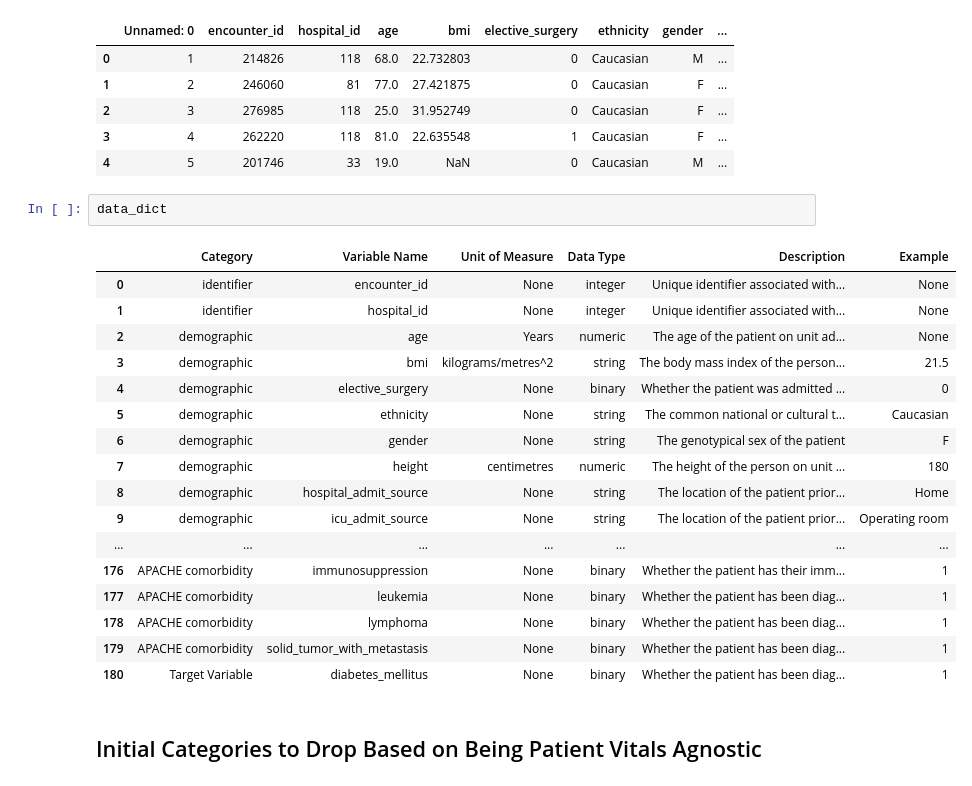
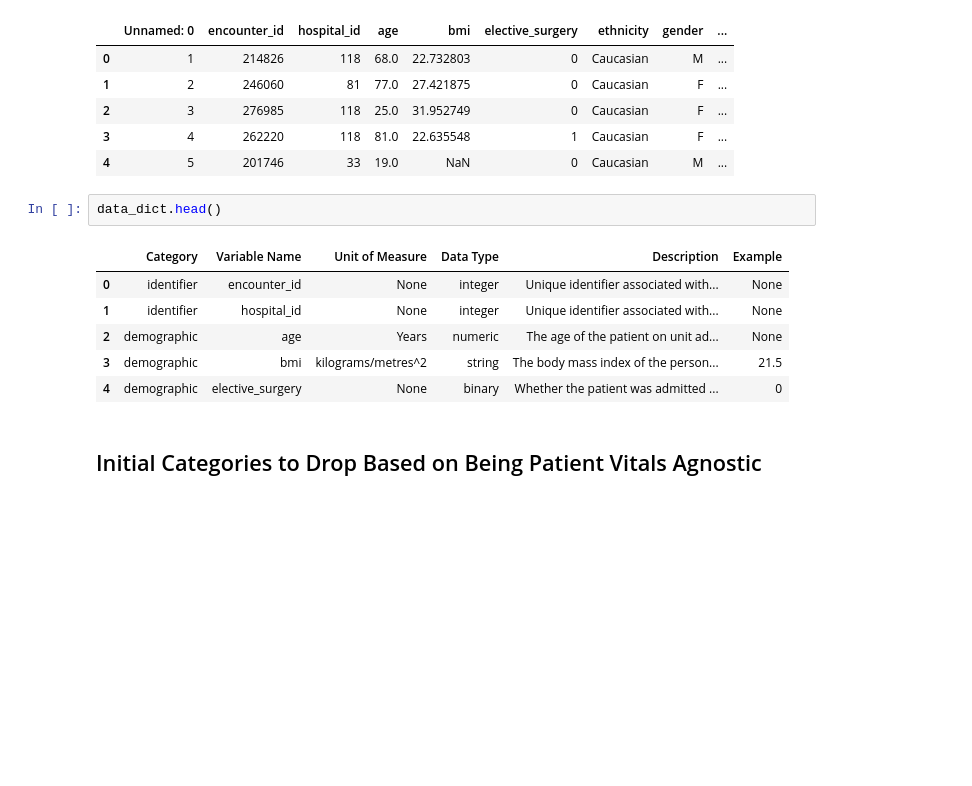
Before and after one commit to K-Hebel/WiDS_Chi, a Jupyter notebook: Exploratory_Analysis.ipynb, the cells around one changed output. Saved outputs shown, nothing was run; the diff lists cells and outputs as text; blank space fills up the shorter version.

```diff
--- a/Exploratory_Analysis.ipynb
+++ b/Exploratory_Analysis.ipynb
@@ -113,25 +95,14 @@ df.head()
 | 3 | 4 | 262220 | 118 | 81.0 | 22.635548 | 1 | Caucasian | F | ... |
 | 4 | 5 | 201746 | 33 | 19.0 | NaN | 0 | Caucasian | M | ... |
 # %%
-data_dict
+data_dict.head()
 # %% [output]
 |  | Category | Variable Name | Unit of Measure | Data Type | Description | Example |
 | 0 | identifier | encounter_id | None | integer | Unique identifier associated with... | None |
 | 1 | identifier | hospital_id | None | integer | Unique identifier associated with... | None |
 | 2 | demographic | age | Years | numeric | The age of the patient on unit ad... | None |
 | 3 | demographic | bmi | kilograms/metres^2 | string | The body mass index of the person... | 21.5 |
 | 4 | demographic | elective_surgery | None | binary | Whether the patient was admitted ... | 0 |
-| 5 | demographic | ethnicity | None | string | The common national or cultural t... | Caucasian |
-| 6 | demographic | gender | None | string | The genotypical sex of the patient | F |
-| 7 | demographic | height | centimetres | numeric | The height of the person on unit ... | 180 |
-| 8 | demographic | hospital_admit_source | None | string | The location of the patient prior... | Home |
-| 9 | demographic | icu_admit_source | None | string | The location of the patient prior... | Operating room |
-| ... | ... | ... | ... | ... | ... | ... |
-| 176 | APACHE comorbidity | immunosuppression | None | binary | Whether the patient has their imm... | 1 |
-| 177 | APACHE comorbidity | leukemia | None | binary | Whether the patient has been diag... | 1 |
-| 178 | APACHE comorbidity | lymphoma | None | binary | Whether the patient has been diag... | 1 |
-| 179 | APACHE comorbidity | solid_tumor_with_metastasis | None | binary | Whether the patient has been diag... | 1 |
-| 180 | Target Variable | diabetes_mellitus | None | binary | Whether the patient has been diag... | 1 |
 # %% [markdown]
 ## Initial Categories to Drop Based on Being Patient Vitals Agnostic
 # %%
```
Also changed, not shown: parts of 107 cells of this notebook.
